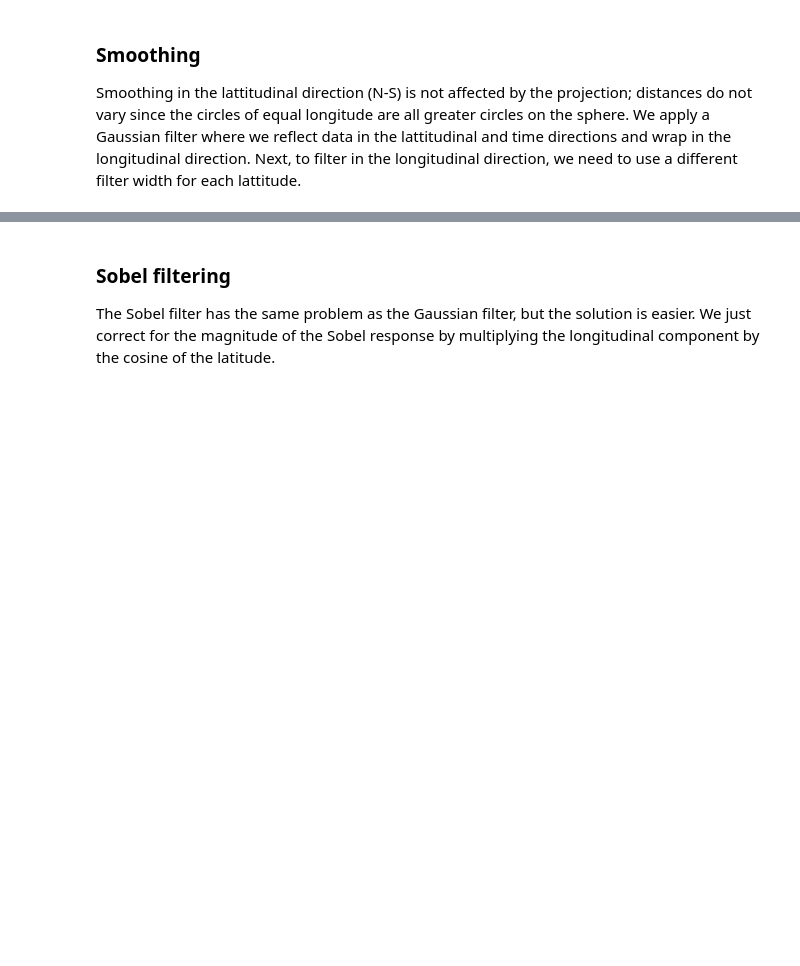
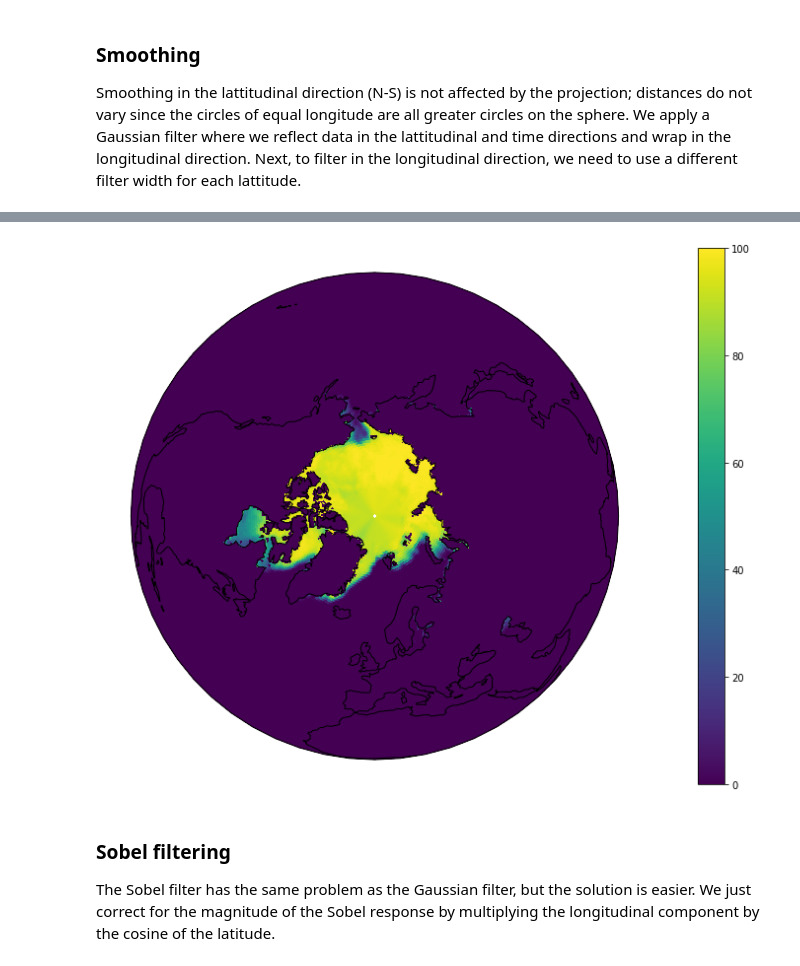
Before and after one commit to abrupt-climate/notebooks, a Jupyter notebook: Observationals_seaice.ipynb, the cells around one changed output, grey strips where cells are left out. Cells and saved outputs as stored; diff of their text form; code cells hidden in the pictures; blank space fills up the shorter version.

```diff
--- a/Observationals_seaice.ipynb
+++ b/Observationals_seaice.ipynb
@@ -86,3 +85,7 @@ smooth_data = gaussian_filter(box, data, [sigma_t, sigma_d, sigma_d])
+# %%
+plot_orthographic_np(box, yearly_data_set.data[7])   # 1986 - this is wrong!! (not September 1986 as should be)
+# %% [output]
+[figure, added]
 # %% [markdown]
 ### Sobel filtering
 The Sobel filter has the same problem as the Gaussian filter, but the solution is easier. We just correct for the magnitude of the Sobel response by multiplying the longitudinal component by the cosine of the latitude.
```
Also changed, not shown: parts of 9 cells of this notebook, 1 other file.
